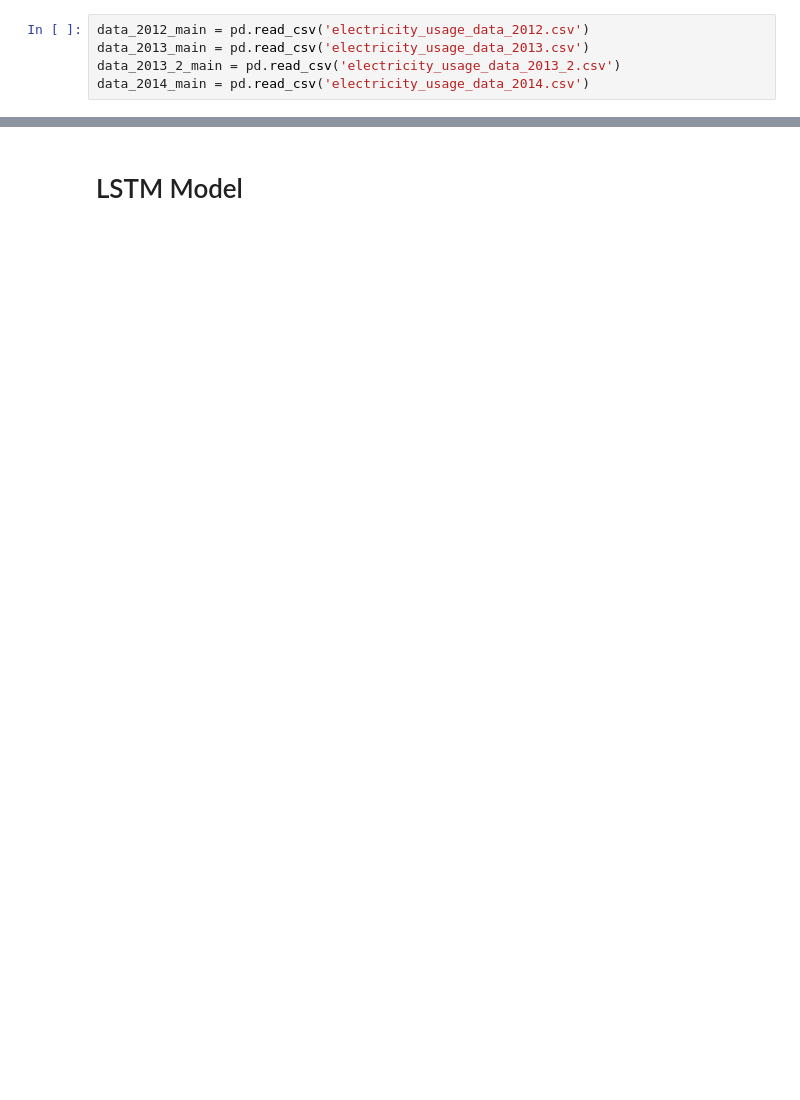
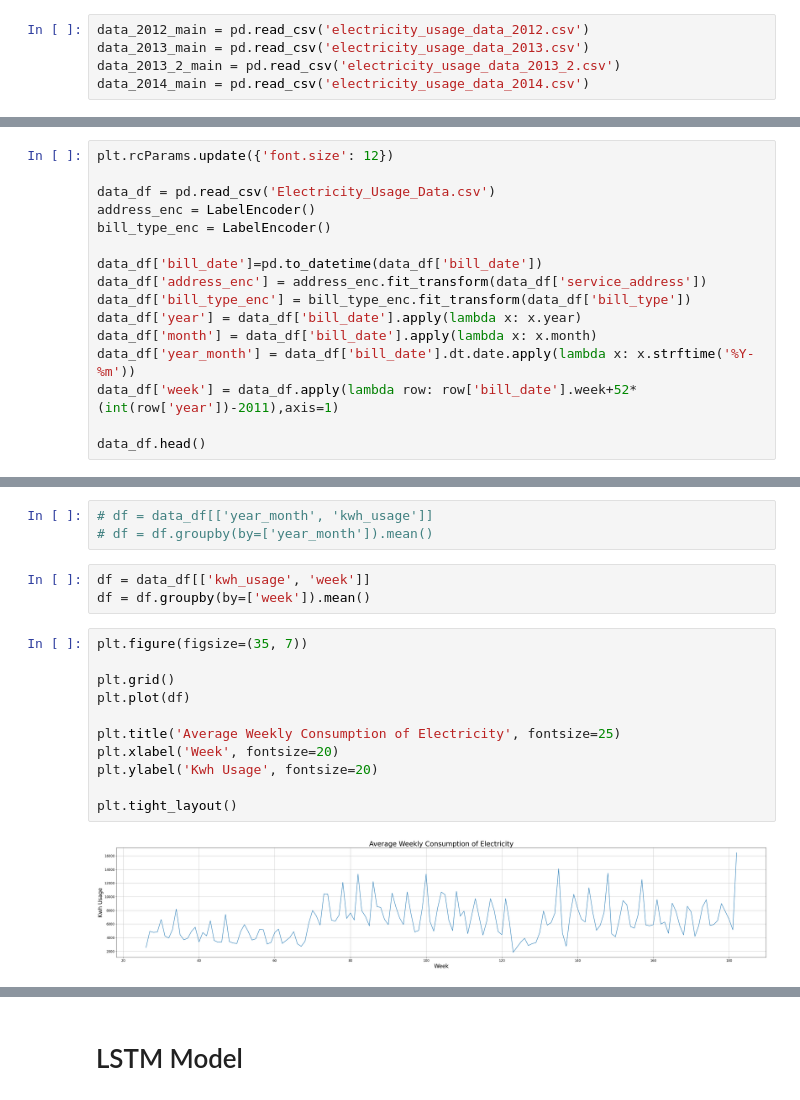
Before and after one commit to hyndavi1234/CS418-Project, a Jupyter notebook: Time_Series_Analysis.ipynb, the cells around one changed output, grey strips where cells are left out. Saved outputs shown, nothing was run; the diff lists cells and outputs as text; blank space fills up the shorter version.

```diff
--- a/Time_Series_Analysis.ipynb
+++ b/Time_Series_Analysis.ipynb
@@ -566,0 +500,16 @@ fig = sm.graphics.tsa.plot_pacf(ts_log_diff.dropna(),lags=40,ax=ax2)
+# %%
+plt.rcParams.update({'font.size': 12})
+
+data_df = pd.read_csv('Electricity_Usage_Data.csv')
+address_enc = LabelEncoder()
+bill_type_enc = LabelEncoder()
+
+data_df['bill_date']=pd.to_datetime(data_df['bill_date'])
+data_df['address_enc'] = address_enc.fit_transform(data_df['service_address'])
+data_df['bill_type_enc'] = bill_type_enc.fit_transform(data_df['bill_type'])
+data_df['year'] = data_df['bill_date'].apply(lambda x: x.year)
+data_df['month'] = data_df['bill_date'].apply(lambda x: x.month)
+data_df['year_month'] = data_df['bill_date'].dt.date.apply(lambda x: x.strftime('%Y-%m'))
+data_df['week'] = data_df.apply(lambda row: row['bill_date'].week+52*(int(row['year'])-2011),axis=1)
+
+data_df.head()
@@ -566,0 +548,19 @@ fig = sm.graphics.tsa.plot_pacf(ts_log_diff.dropna(),lags=40,ax=ax2)
+# %%
+# df = data_df[['year_month', 'kwh_usage']]
+# df = df.groupby(by=['year_month']).mean()
+# %%
+df = data_df[['kwh_usage', 'week']]
+df = df.groupby(by=['week']).mean()
+# %%
+plt.figure(figsize=(35, 7))
+
+plt.grid()
+plt.plot(df)
+
+plt.title('Average Weekly Consumption of Electricity', fontsize=25)
+plt.xlabel('Week', fontsize=20)
+plt.ylabel('Kwh Usage', fontsize=20)
+
+plt.tight_layout()
+# %% [output]
+[figure, added]
```
Also changed, not shown: parts of 131 cells of this notebook.
